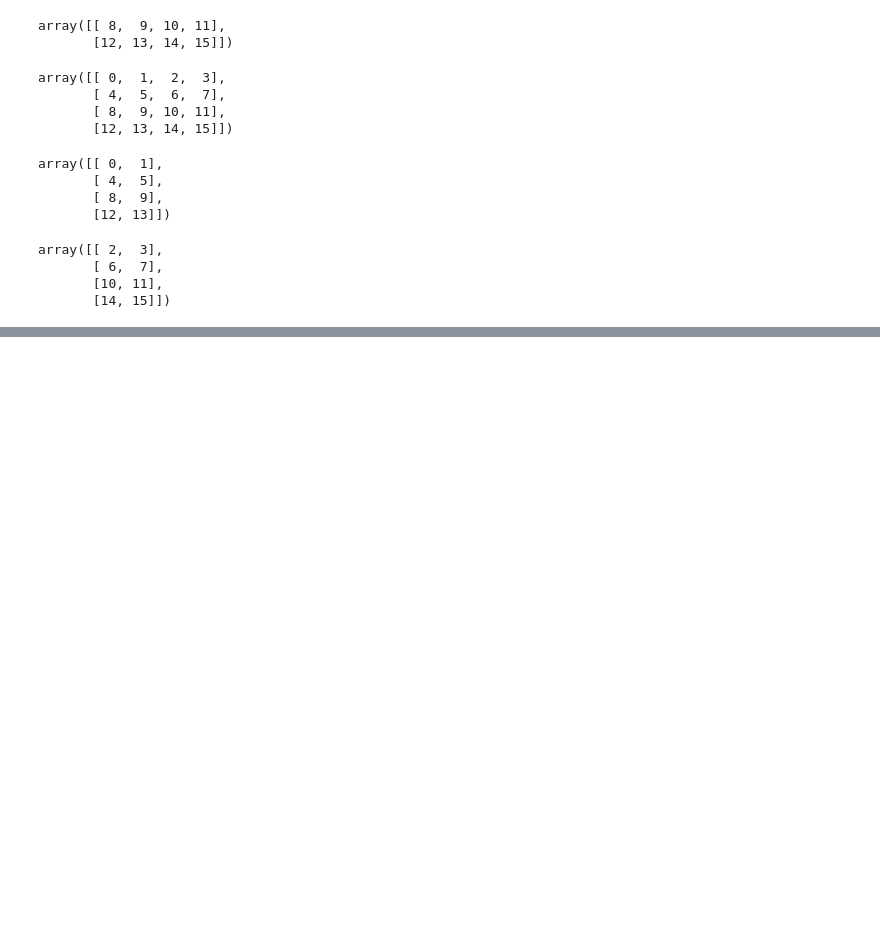
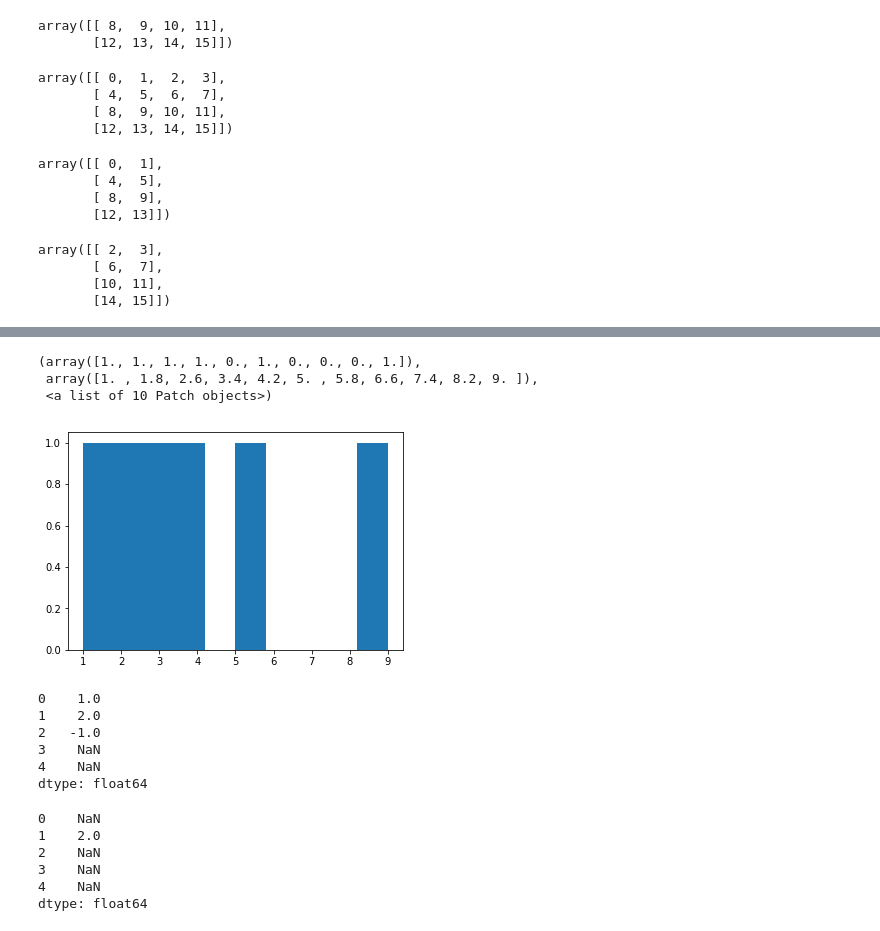
Before and after one commit to vmsgiridhar/AI2019, a Jupyter notebook: DS_Practice/NumpyPandas.ipynb, the cells around one changed output, grey strips where cells are left out. Cells and saved outputs as stored; diff of their text form; code cells hidden in the pictures; blank space fills up the shorter version.

```diff
--- a/DS_Practice/NumpyPandas.ipynb
+++ b/DS_Practice/NumpyPandas.ipynb
@@ -355,0 +554,7 @@ array([[ 2,  3],
+# %%
+plt.hist(miss_out)
+# %% [output]
+(array([1., 1., 1., 1., 0., 1., 0., 0., 0., 1.]),
+ array([1. , 1.8, 2.6, 3.4, 4.2, 5. , 5.8, 6.6, 7.4, 8.2, 9. ]),
+ <a list of 10 Patch objects>)
+[figure, added]
@@ -355,0 +566,9 @@ array([[ 2,  3],
+# %%
+data
+# %% [output]
+0    1.0
+1    2.0
+2   -1.0
+3    NaN
+4    NaN
+dtype: float64
@@ -355,0 +578,9 @@ array([[ 2,  3],
+# %%
+data
+# %% [output]
+0    NaN
+1    2.0
+2    NaN
+3    NaN
+4    NaN
+dtype: float64
```
Also changed, not shown: parts of 30 cells of this notebook.
